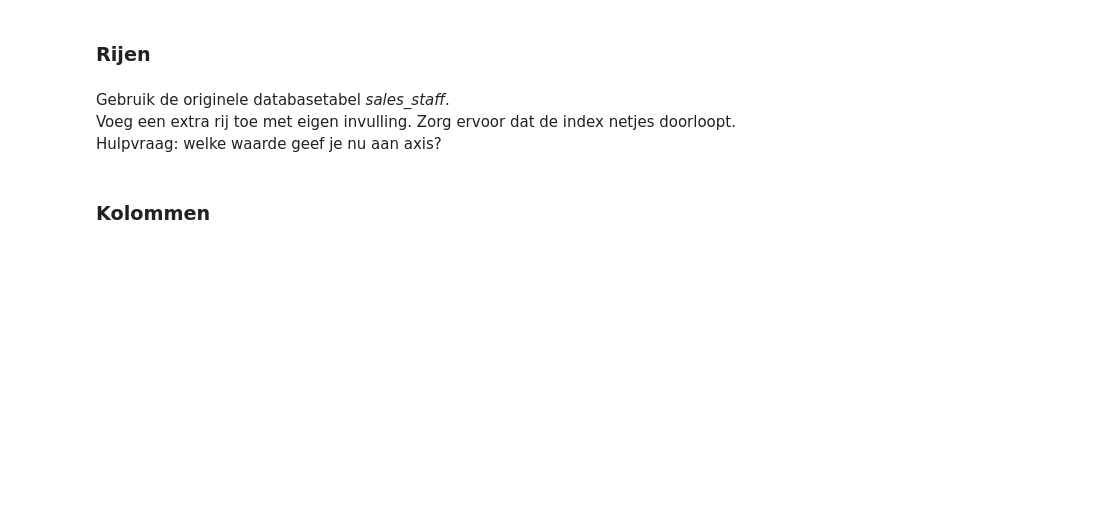
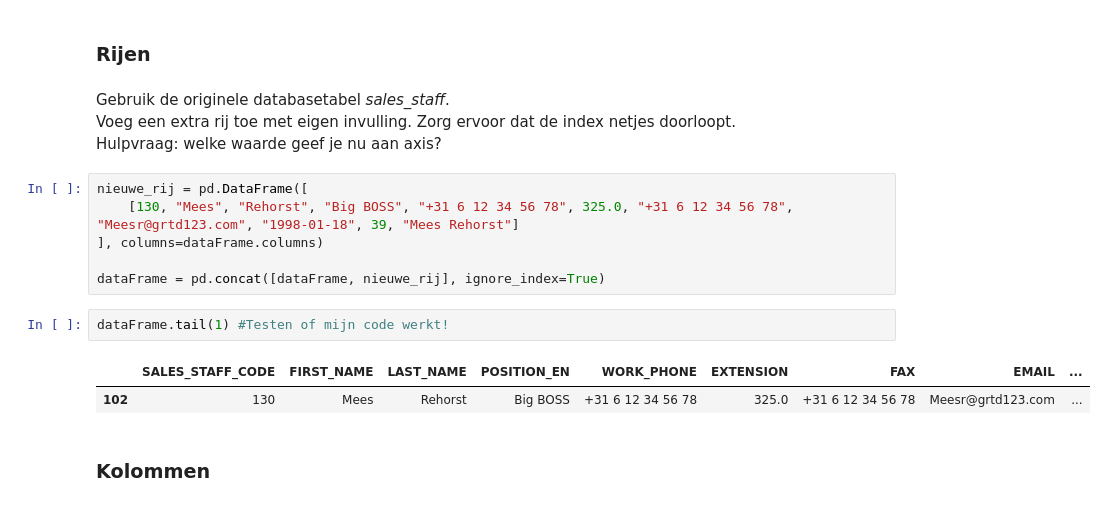
Before and after one commit to ReesMehorst/DEAI, a Jupyter notebook: DEAI - Pythonweek WC Basistechnieken & Dependency Management/OpdrachtenMees.ipynb, the cells around one changed output. Drawn from its saved outputs; the diff is of its cells as text; blank space fills up the shorter version.

```diff
--- a/DEAI - Pythonweek WC Basistechnieken & Dependency Management/OpdrachtenMees.ipynb
+++ b/DEAI - Pythonweek WC Basistechnieken & Dependency Management/OpdrachtenMees.ipynb
@@ -486,6 +532,17 @@ Waarom hoef je hierna de nieuw ontstane kolom geen passende naam meer te geven?
 Gebruik de originele databasetabel *sales_staff*.<br>
 Voeg een extra rij toe met eigen invulling. Zorg ervoor dat de index netjes doorloopt.<br>
 Hulpvraag: welke waarde geef je nu aan axis?
+# %%
+nieuwe_rij = pd.DataFrame([
+    [130, "Mees", "Rehorst", "Big BOSS", "+31 6 12 34 56 78", 325.0, "+31 6 12 34 56 78", "Meesr@grtd123.com", "1998-01-18", 39, "Mees Rehorst"]
+], columns=dataFrame.columns)
+
+dataFrame = pd.concat([dataFrame, nieuwe_rij], ignore_index=True)
+# %%
+dataFrame.tail(1) #Testen of mijn code werkt!
+# %% [output]
+|  | SALES_STAFF_CODE | FIRST_NAME | LAST_NAME | POSITION_EN | WORK_PHONE | EXTENSION | FAX | EMAIL | ... |
+| 102 | 130 | Mees | Rehorst | Big BOSS | +31 6 12 34 56 78 | 325.0 | +31 6 12 34 56 78 | Meesr@grtd123.com | ... |
 # %% [markdown]
 ### Kolommen
 # %% [markdown]
```
Also changed, not shown: parts of 16 cells of this notebook.
